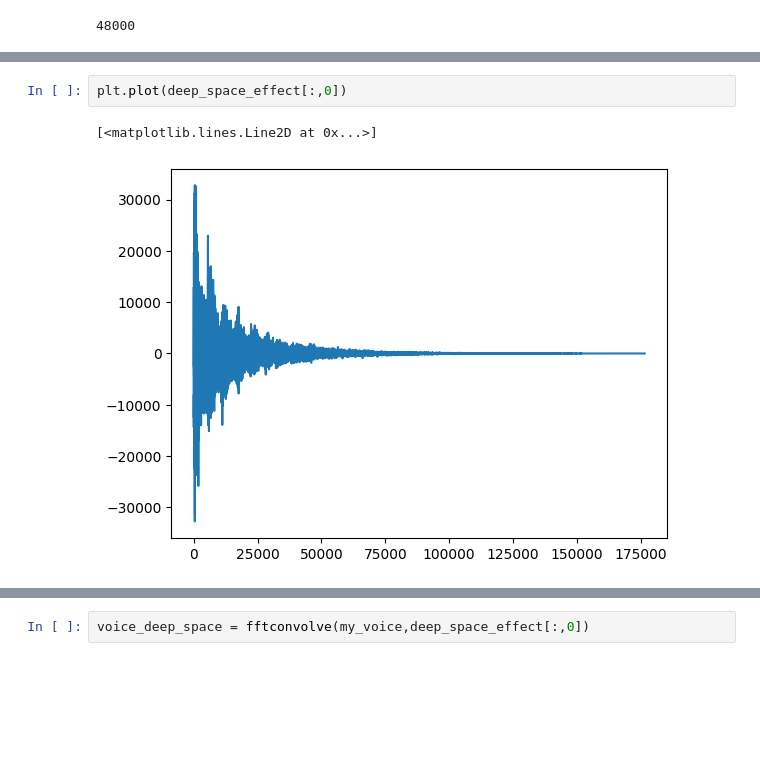
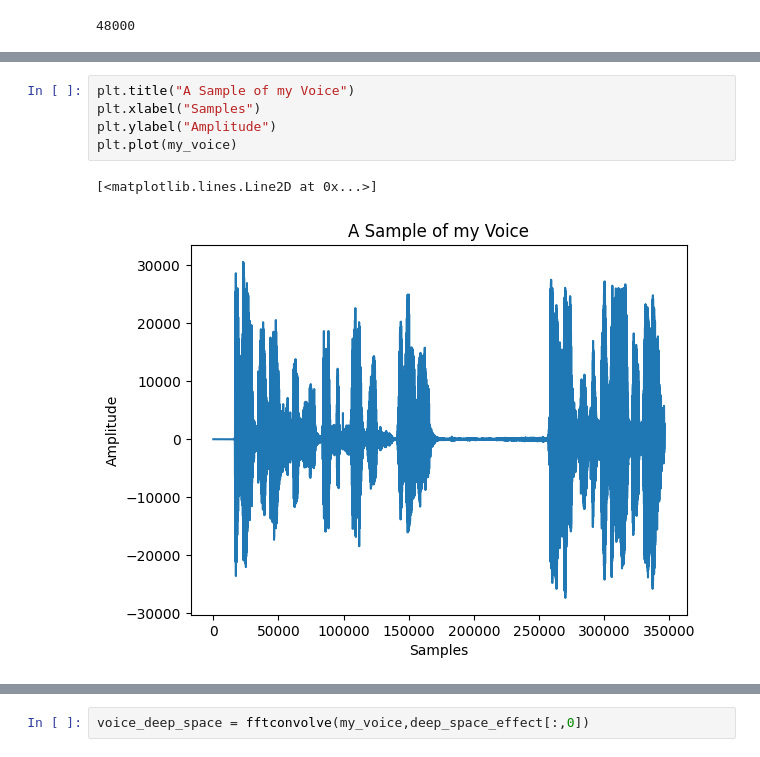
Before and after one commit to mtxslv/audio-processing-with-python, a Jupyter notebook: notebooks/audio_experiments.ipynb, the cells around one changed output, grey strips where cells are left out. Drawn from its saved outputs; the diff is of its cells as text; blank space fills up the shorter version.

```diff
--- a/notebooks/audio_experiments.ipynb
+++ b/notebooks/audio_experiments.ipynb
@@ -127,5 +134,8 @@ plt.plot(my_voice)
-# %%
-plt.plot(deep_space_effect[:,0])
-# %% [output]
-[<matplotlib.lines.Line2D at 0x...>]
-[figure, removed]
+# %%
+plt.title("A Sample of my Voice")
+plt.xlabel("Samples")
+plt.ylabel("Amplitude")
+plt.plot(my_voice)
+# %% [output]
+[<matplotlib.lines.Line2D at 0x...>]
+[figure, added]
```
Also changed, not shown: parts of 8 cells of this notebook.
